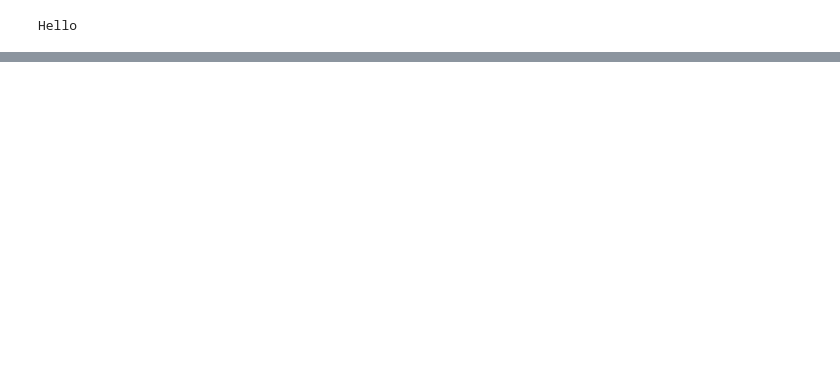
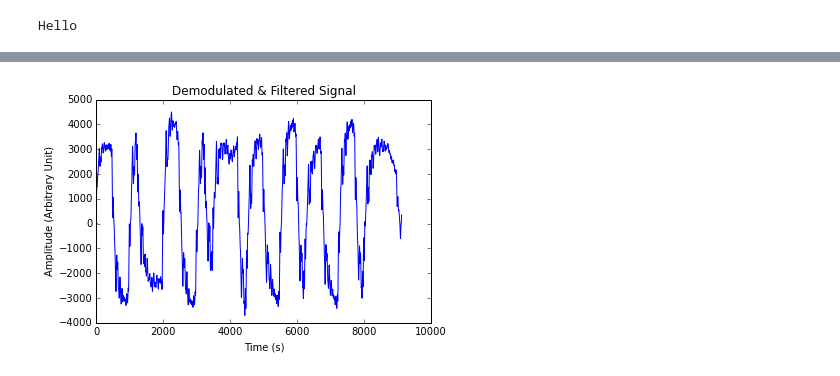
Before and after one commit to dinopants174/SigSysPS09, a Jupyter notebook: AcousticModemReceiver-NoPyAudio-KF.ipynb, the cells around one changed output, grey strips where cells are left out. Saved outputs shown, nothing was run; the diff lists cells and outputs as text; code cells hidden in the pictures; blank space fills up the shorter version.

```diff
--- a/AcousticModemReceiver-NoPyAudio-KF.ipynb
+++ b/AcousticModemReceiver-NoPyAudio-KF.ipynb
@@ -188,7 +189,7 @@ def decode_bpsk_signal(x, freq=1000, rate = 8000, symbol_len = 250, detection_th
         elif avg<=0:
             bit_arr.append(0)
 
-    return (demod,filt,np.array(bit_arr[1:],dtype=np.float32))
+    return (ts,filt,np.array(bit_arr[1:],dtype=np.float32))
 # %%
 record_from_mic_linux(duration = 3, filename = 'AcousticModem_OTA_inline.wav', rate = 8820)
 # %% [output]
@@ -204,12 +205,12 @@ record_from_mic_linux(duration = 3, filename = 'AcousticModem_OTA_inline.wav', r
 # fs, x = record_from_mic_windows(duration = 10, filename = 'AcousticModemRx.wav')
 
 #fs, x = wavfile.read('AcousticModemTx_ZG.wav')
-fs, x = wavfile.read('AcousticModem_OTA.wav')
+fs, x = wavfile.read('AcousticModem_OTA.wav') #This file recorded in Audacity from mic and saved as wav.
 
 # decode received signal into a numpy array of bits
 #bits = bpsk.decode_bpsk_signal(x, freq=1000, rate = fs, symbol_len = 250, detection_threshold_factor = 0.4, LPFbw = 320)
 
-(demod,filtered,bits) = decode_bpsk_signal(x, freq=1000, rate = fs, symbol_len = 250, detection_threshold_factor = 0.3, LPFbw = 320)
+(time,filtered,bits) = decode_bpsk_signal(x, freq=1000, rate = fs, symbol_len = 250, detection_threshold_factor = 0.3, LPFbw = 320)
 #print len(bits)
 #print bits1
 #print bits2
@@ -229,0 +236,10 @@ mplib.show()
+# %%
+fig=mplib.figure()
+ax = fig.add_subplot(111)
+ax.set_title('Demodulated & Filtered Signal')
+ax.set_xlabel('Time (s)')
+ax.set_ylabel('Amplitude (Arbitrary Unit)')
+mplib.plot(filtered)
+mplib.show()
+# %% [output]
+[figure, added]
```
Also changed, not shown: parts of 5 cells of this notebook.
